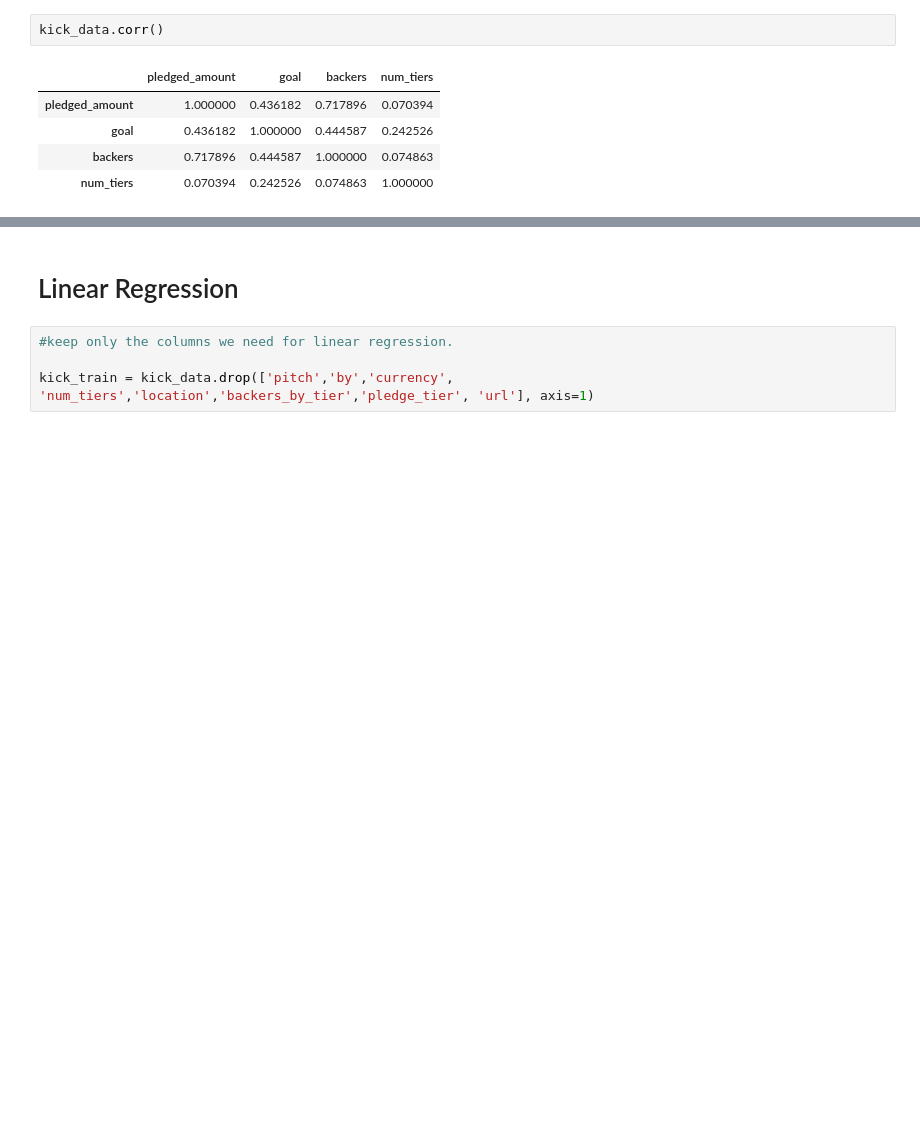
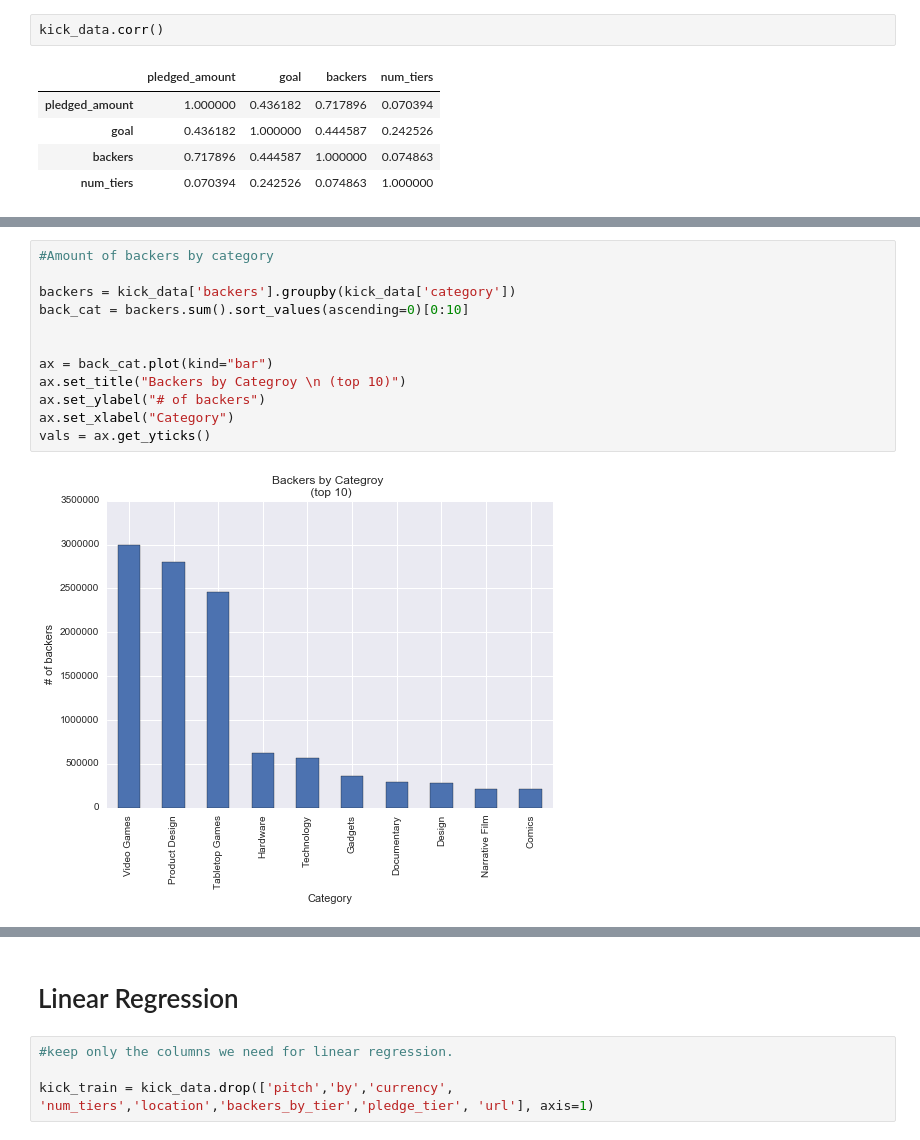
Before and after one commit to babyfacebrian/Kickstarter-Data-Analysis, a Jupyter notebook: Exploratory Analysis & Linear Regression.ipynb, the cells around one changed output, grey strips where cells are left out. Cells and saved outputs as stored; diff of their text form; blank space fills up the shorter version.

```diff
--- a/Exploratory Analysis & Linear Regression.ipynb
+++ b/Exploratory Analysis & Linear Regression.ipynb
@@ -215,0 +117,14 @@ Name: backers, dtype: int64
+# %%
+#Amount of backers by category
+
+backers = kick_data['backers'].groupby(kick_data['category'])
+back_cat = backers.sum().sort_values(ascending=0)[0:10]
+
+
+ax = back_cat.plot(kind="bar")
+ax.set_title("Backers by Categroy \n (top 10)")
+ax.set_ylabel("# of backers")
+ax.set_xlabel("Category")
+vals = ax.get_yticks()
+# %% [output]
+[figure, added]
```
Also changed, not shown: parts of 27 cells of this notebook, 2 other files.
